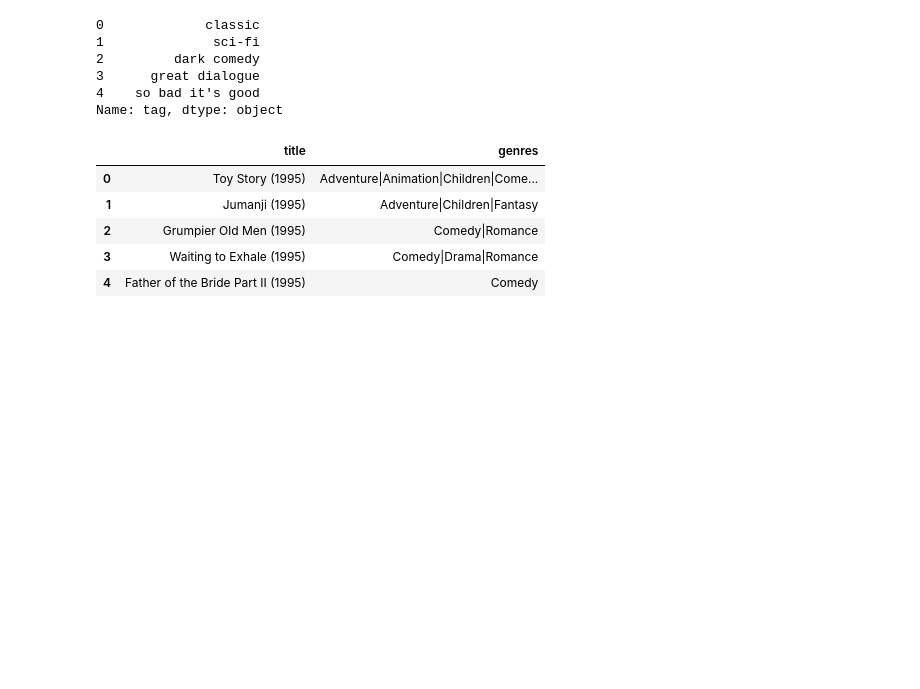
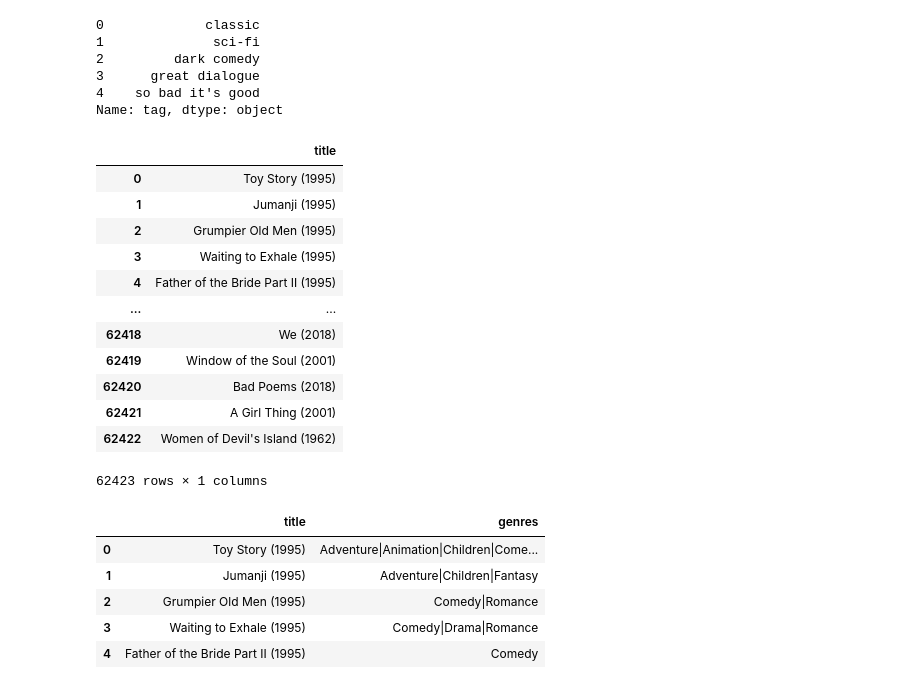
Before and after one commit to ChhailengTim/data_science_basic, a Jupyter notebook: Python_DS6/Introduction to Pandas.ipynb, the cells around one changed output. Cells and saved outputs as stored; diff of their text form; code cells hidden in the pictures; blank space fills up the shorter version.

```diff
--- a/Python_DS6/Introduction to Pandas.ipynb
+++ b/Python_DS6/Introduction to Pandas.ipynb
@@ -548,6 +568,23 @@ tags['tag'].head()
 3      great dialogue
 4    so bad it's good
 Name: tag, dtype: object
+# %%
+#movies['title'] #series
+movies[['title']] #dataframe
+# %% [output]
+|  | title |
+| 0 | Toy Story (1995) |
+| 1 | Jumanji (1995) |
+| 2 | Grumpier Old Men (1995) |
+| 3 | Waiting to Exhale (1995) |
+| 4 | Father of the Bride Part II (1995) |
+| ... | ... |
+| 62418 | We (2018) |
+| 62419 | Window of the Soul (2001) |
+| 62420 | Bad Poems (2018) |
+| 62421 | A Girl Thing (2001) |
+| 62422 | Women of Devil's Island (1962) |
+62423 rows × 1 columns
 # %%
 movies[['title','genres']].head()
 # %% [output]
```
Also changed, not shown: parts of 23 cells of this notebook.
